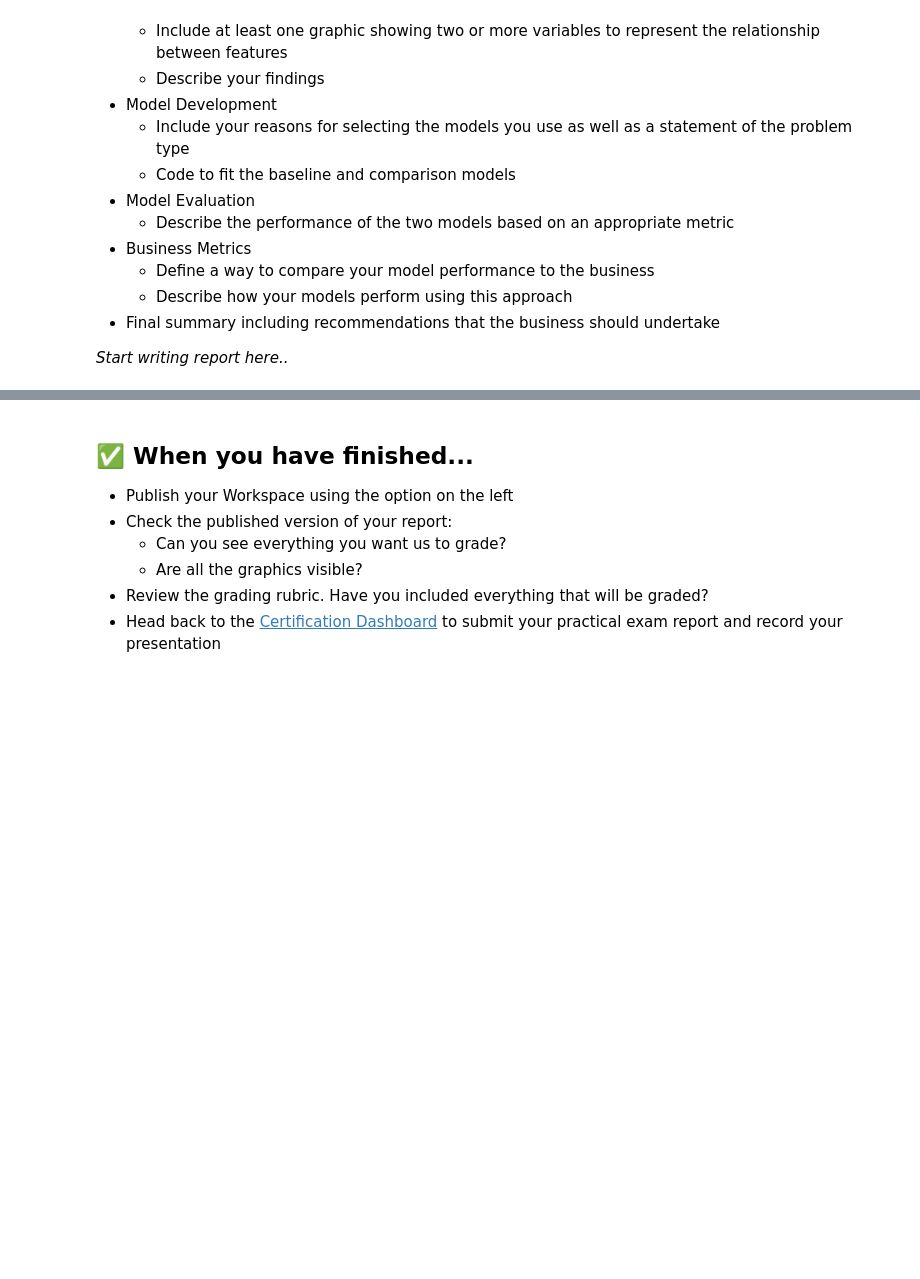
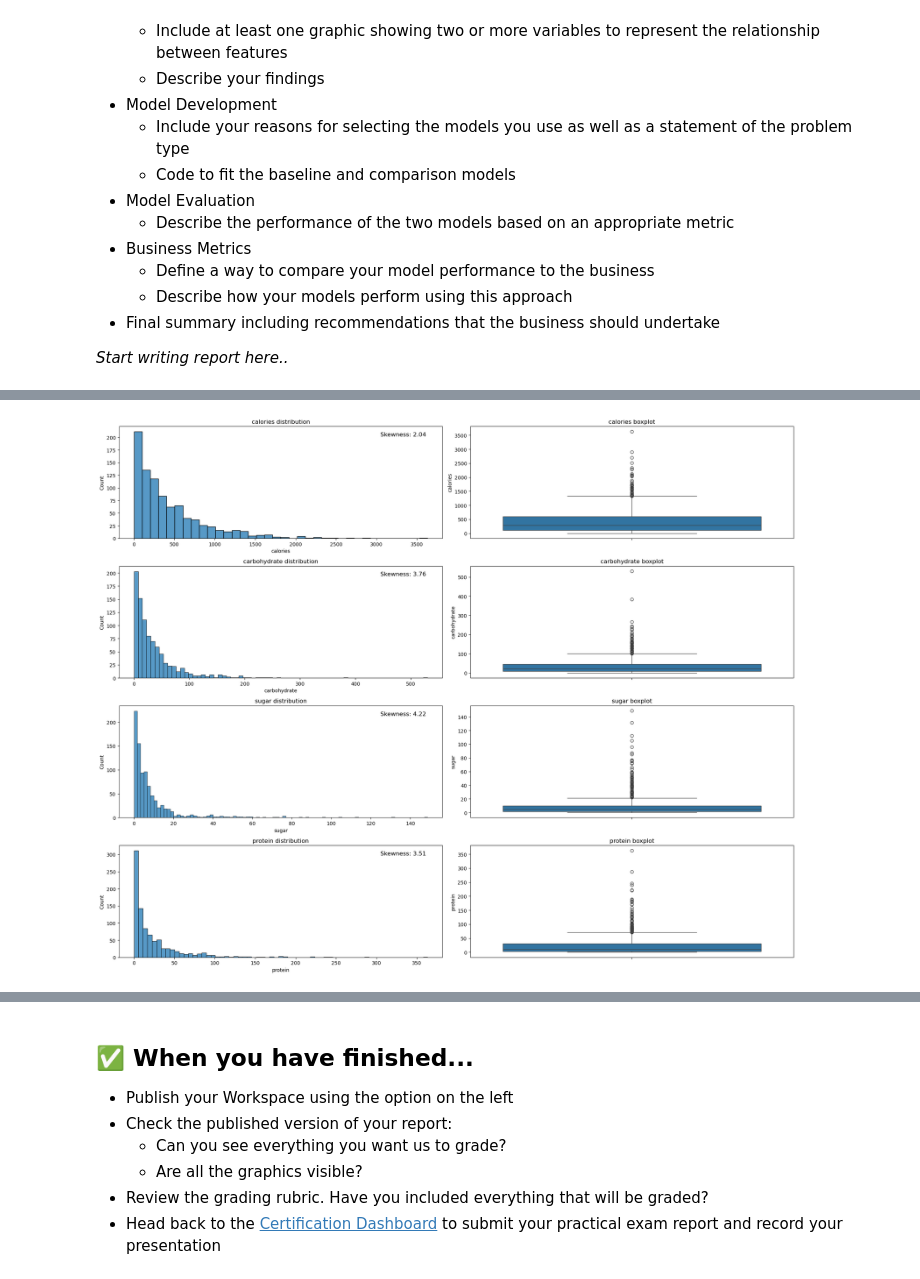
Before and after one commit to miniloda/DataCamp-DataScience-Exam, a Jupyter notebook: notebook.ipynb, the cells around one changed output, grey strips where cells are left out. Drawn from its saved outputs; the diff is of its cells as text; code cells hidden in the pictures; blank space fills up the shorter version.

```diff
--- a/notebook.ipynb
+++ b/notebook.ipynb
@@ -24,4 +24,13 @@ Your written report should include both code, output and written text summaries
 
 *Start writing report here..*
 # %%
-# Start coding here...
+# import necessary libraries
+import pandas as pd
+import numpy as np
+import matplotlib.pyplot as plt
+import seaborn as sns
+
+#read the data
+url = "recipe_site_traffic_2212.csv"
+df = pd.read_csv(url)
+df.head()
@@ -27,0 +101,7 @@ Your written report should include both code, output and written text summaries
+# %%
+# checking servings
+print(df.servings.value_counts())
+print("Let's clean the servings column by removing the strings and converting them to numbers.")
+print("Here, we can just use subsetting the first character to check if it's a digit, and if so, convert it to a number.")
+df['servings'] = df['servings'].str.extract(r'(\d+)').astype(int)
+df.servings.value_counts()
@@ -27,0 +128,19 @@ Your written report should include both code, output and written text summaries
+# %%
+def plot_continuous_variables(df, variables):
+    fig, ax = plt.subplots(len(variables), 2, figsize=(20, 4 * len(variables)))
+    for i, var in enumerate(variables):
+        sns.histplot(df[var], ax=ax[i, 0])
+        ax[i, 0].set_title(f'{var} distribution')
+        sns.boxplot(df[var], ax=ax[i, 1])
+        ax[i, 1].set_title(f'{var} boxplot')
+        # annotate skewness
+        skewness = df[var].skew()
+        ax[i, 0].text(0.95, 0.95, f'Skewness: {skewness:.2f}', transform=ax[i, 0].transAxes, horizontalalignment='right', verticalalignment='top', fontsize=12)
+    plt.tight_layout()
+    plt.show()
+
+# plot continuous variables
+continuous_variables = ['calories', 'carbohydrate', 'sugar', 'protein']
+plot_continuous_variables(df, continuous_variables)
+# %% [output]
+[figure, added]
```
Also changed, not shown: parts of 11 cells of this notebook.
